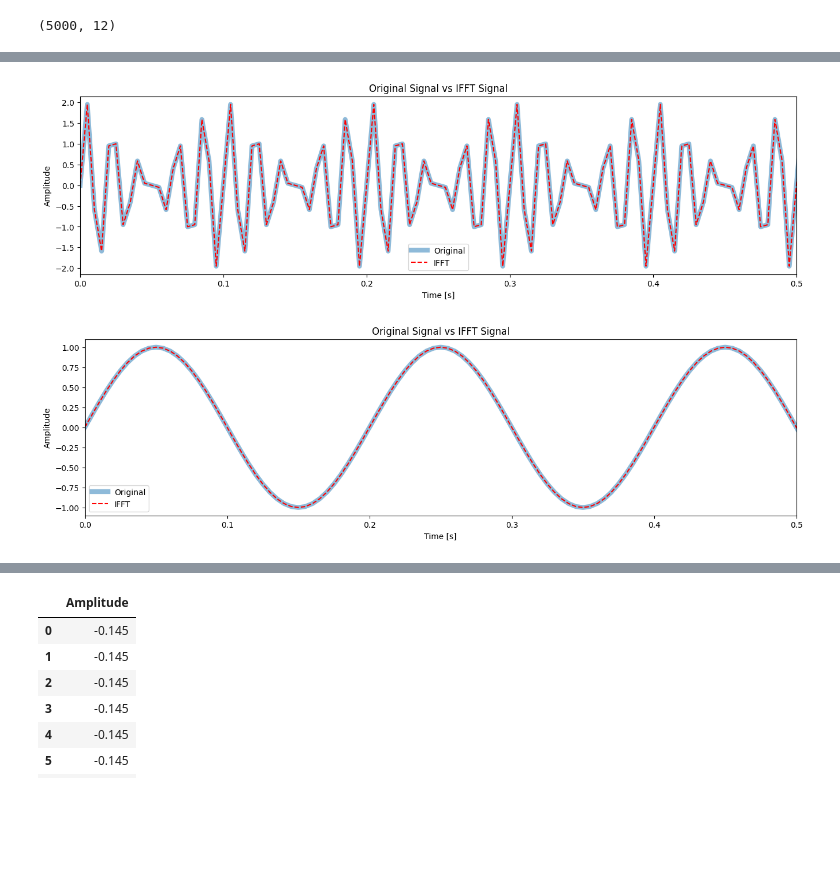
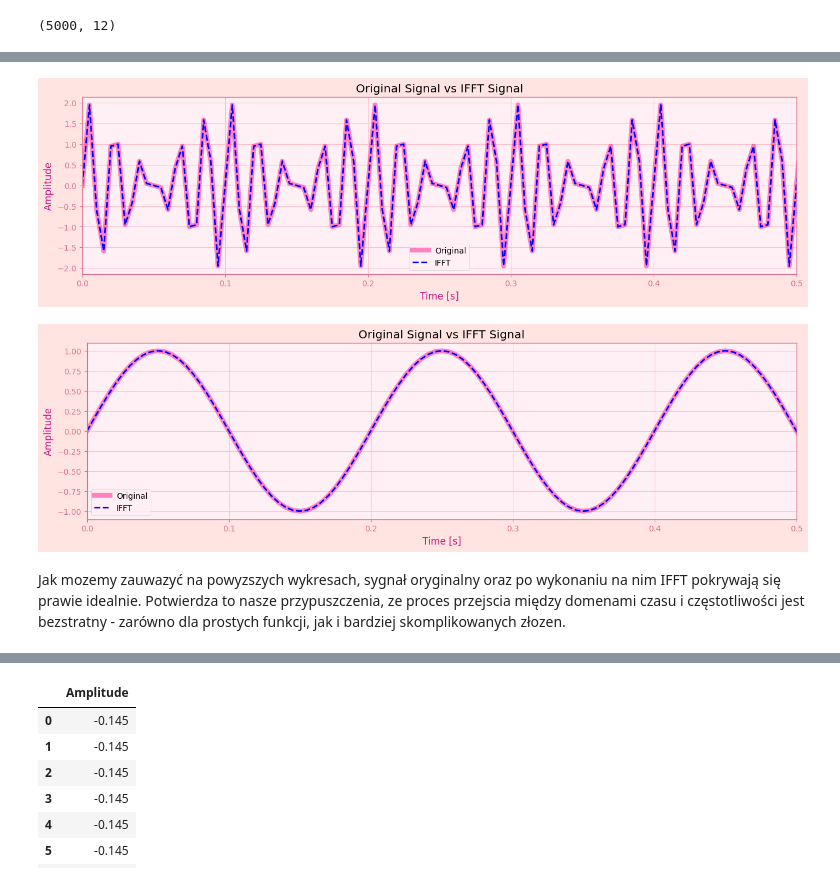
Before and after one commit to DamianRyczko/CPSiO, a Jupyter notebook: EKG/ekg.ipynb, the cells around one changed output, grey strips where cells are left out. Cells and saved outputs as stored; diff of their text form; code cells hidden in the pictures; blank space fills up the shorter version.

```diff
--- a/EKG/ekg.ipynb
+++ b/EKG/ekg.ipynb
@@ -1,8 +36,26 @@
 # %%
+#library imports
 import pandas as pd
 import matplotlib.pyplot as plt
 import numpy as np
 import seaborn as sns
 import ipywidgets as widgets
-from IPython.display import display, clear_output
+from IPython.display import display, clear_output, HTML
+from scipy.signal import butter, filtfilt, freqz
+from scipy.fft import  fft, fftfreq
+
+# Pretty colors setup for all plots
+plt.style.use('ggplot')
+plt.rcParams.update({
+    'axes.prop_cycle' : plt.cycler(color=['#FF1493', '#DB7093', '#FF69B4', '#C71585', '#FFB6C1']),
+    'axes.facecolor' : '#FFF0F5',       # LavenderBlush
+    'figure.facecolor' : '#FFE4E1',     # MistyRose
+    'axes.edgecolor' : '#DB7093',       # PaleVioletRed
+    'axes.labelcolor' : '#C71585',      # MediumVioletRed
+    'xtick.color' : '#DB7093',
+    'ytick.color' : "#DB7093",
+    'grid.color' : '#FFC0CB',           # Pink
+    'lines.color' : '#FF69B4',           # HotPink
+    'lines.linewidth' : 2
+})
 # %% [markdown]
@@ -274,32 +412,34 @@ calculate_and_plot_spectrum(signal, freq=400)
 # %%
 def plot_ifft(time: np.ndarray, signal: np.ndarray) -> None:
     """Plots the original signal and the IFFT signal for comparison.
     Parameters:
     time (np.ndarray): The time vector.
     signal (np.ndarray): The original input signal."""
     N = len(signal)
 
     fft_result = np.fft.fft(signal)
     ifft_result = np.fft.ifft(fft_result)
     ifft_real = np.real(ifft_result)
 
 
     plt.figure(figsize=(16, 4))
 
     plt.plot(time, signal, label='Original', linewidth=6, alpha=0.5)
-    plt.plot(time, ifft_real, 'r--', label='IFFT')
+    plt.plot(time, ifft_real,'b--', label='IFFT')
 
     plt.xlim(0, 0.5)
     plt.title("Original Signal vs IFFT Signal")
     plt.xlabel("Time [s]")
     plt.ylabel("Amplitude")
     plt.legend()
     plt.show()
 time, signal1 = generate_mixed_signals(freqs=[50, 60], amplitudes=[1, 1], fs=200, N=65536)
 plot_ifft(time, signal1)
 signal_sin=np.sin(2 * np.pi * 5 * time)
 plot_ifft(time, signal=signal_sin)
 # %% [output]
-[figure, old version]
+[figure, new version]
-[figure, old version]
+[figure, new version]
+# %% [markdown]
+Jak mozemy zauwazyć na powyzszych wykresach, sygnał oryginalny oraz po wykonaniu na nim IFFT pokrywają się prawie idealnie. Potwierdza to nasze przypuszczenia, ze proces przejscia między domenami czasu i częstotliwości jest bezstratny - zarówno dla prostych funkcji, jak i bardziej skomplikowanych złozen.
 # %% [markdown]
```
Also changed, not shown: parts of 73 cells of this notebook, 13 other files.
